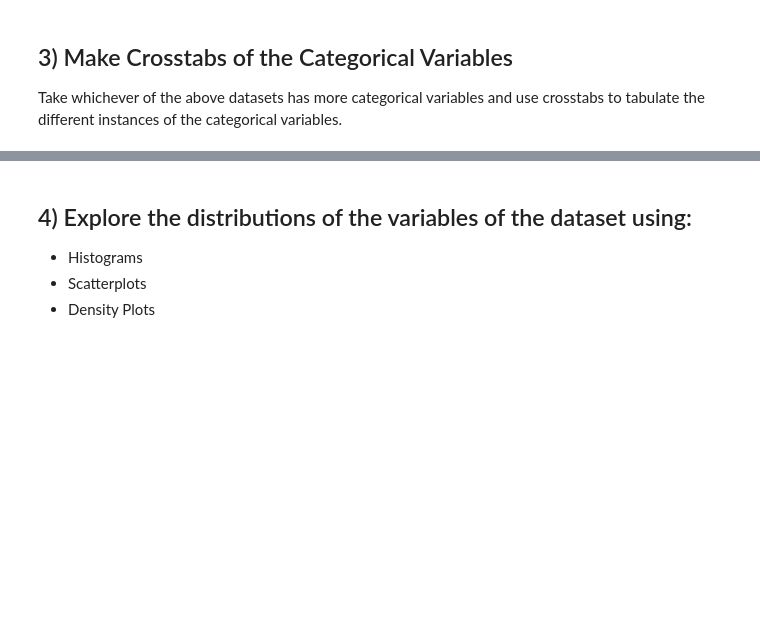
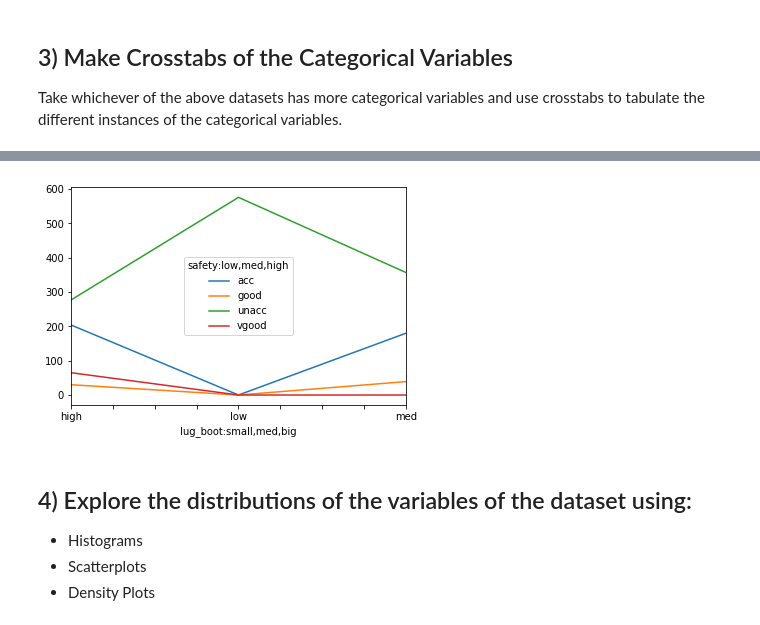
Before and after one commit to Solomon147/DS-Unit-1-Sprint-1-Data-Wrangling-and-Storytelling, a Jupyter notebook: module1-exploratory-data-analysis/LS_DS_111_Exploratory_Data_Analysis_Assignment.ipynb, the cells around one changed output, grey strips where cells are left out. Saved outputs shown, nothing was run; the diff lists cells and outputs as text; code cells hidden in the pictures; blank space fills up the shorter version.

```diff
--- a/module1-exploratory-data-analysis/LS_DS_111_Exploratory_Data_Analysis_Assignment.ipynb
+++ b/module1-exploratory-data-analysis/LS_DS_111_Exploratory_Data_Analysis_Assignment.ipynb
@@ -137,0 +166,8 @@ Choose a second dataset from the "Popular Datasets" listing on UCI, but this tim
+# %%
+column_headers = ['buying:vhigh,high,medium,low', 'maint:vhigh,medium,low',
+                  'doors:2,3,4,5more', 'persons:2,4,more',
+                  'lug_boot:small,med,big', 'safety:low,med,high']
+
+df = pd.read_csv('car.data', names=column_headers)
+print(df.shape)
+df.head()
@@ -144,3 +211,7 @@ Take whichever of the above datasets has more categorical variables and use cros
+# %%
+pd.crosstab(df['lug_boot:small,med,big'], df['safety:low,med,high']).plot();
+# %% [output]
+[figure, added]
 # %% [markdown]
 ## 4) Explore the distributions of the variables of the dataset using:
 - Histograms
```
Also changed, not shown: parts of 9 cells of this notebook.
